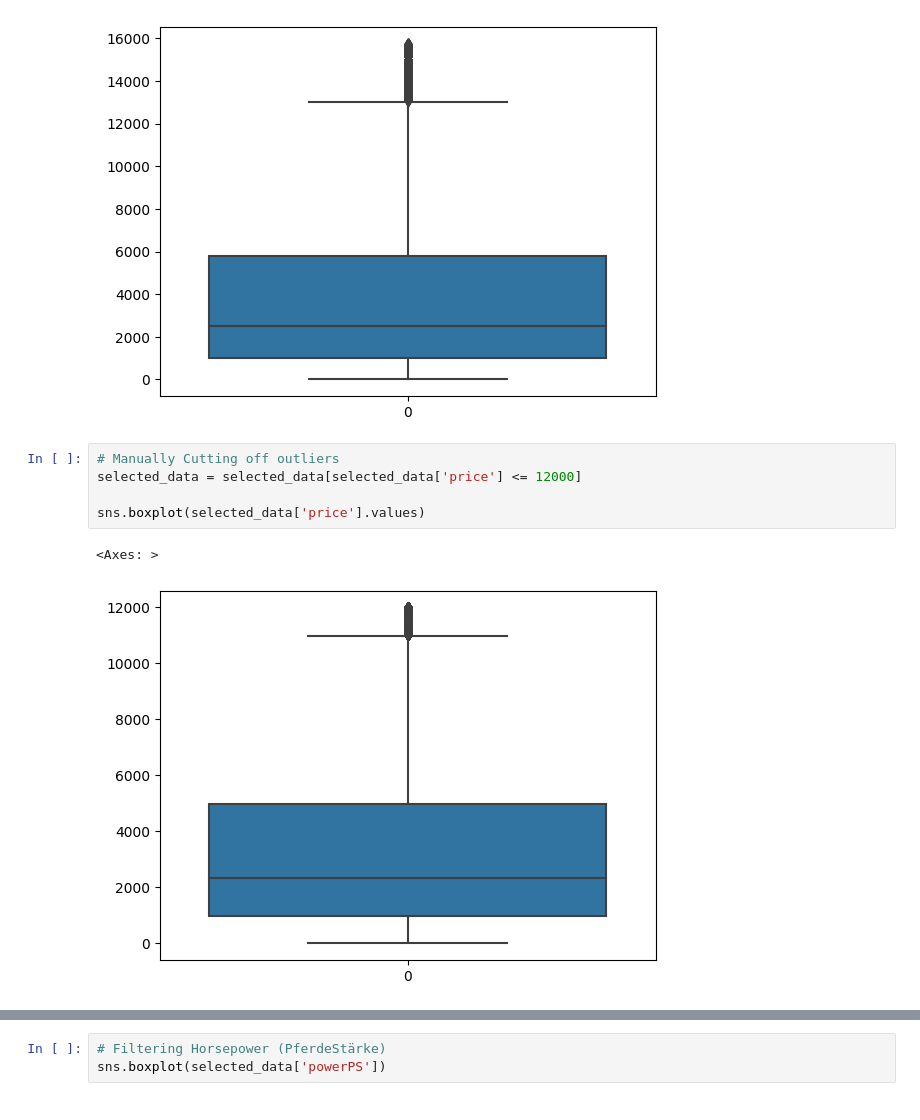
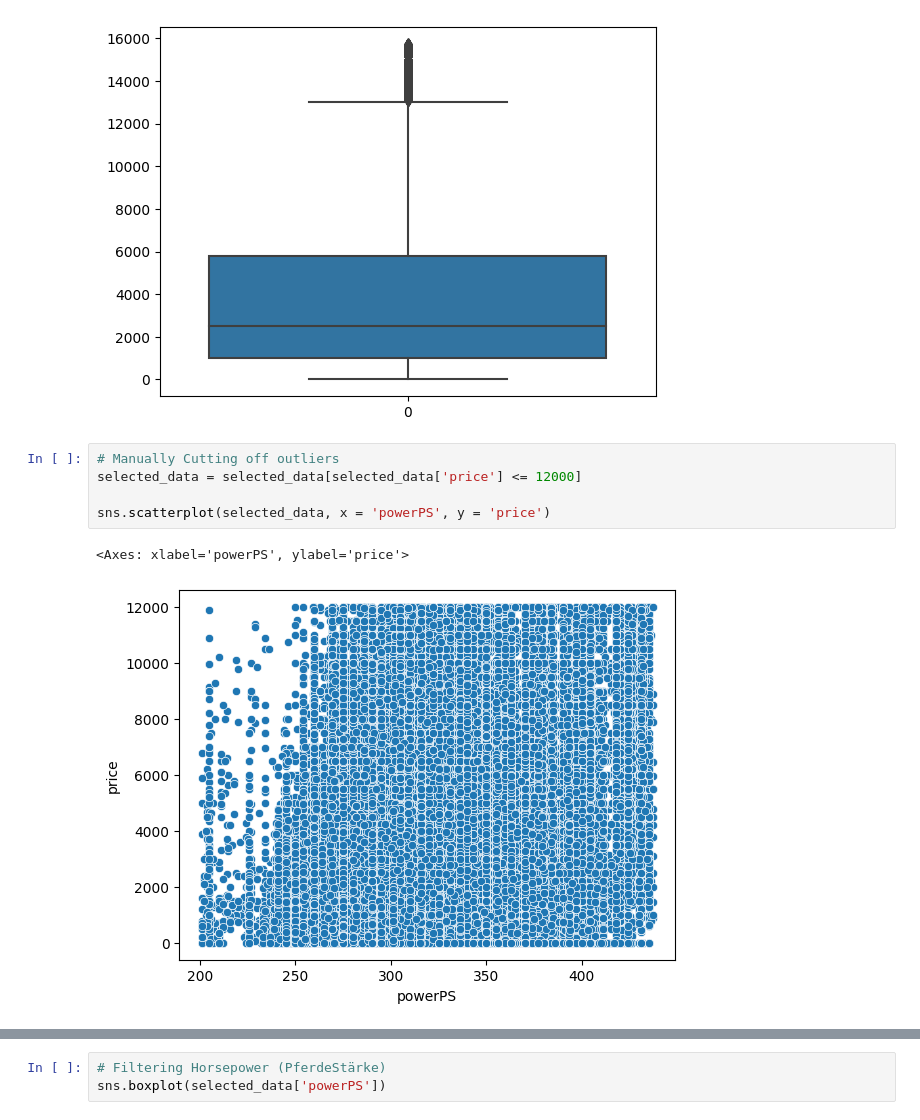
Before and after one commit to Supermjork/Much-Vroom, a Jupyter notebook: notebook/vroom.ipynb, the cells around one changed output, grey strips where cells are left out. Drawn from its saved outputs; the diff is of its cells as text.

Commit message:
BAD DATA

```diff
--- a/notebook/vroom.ipynb
+++ b/notebook/vroom.ipynb
@@ -414,8 +414,8 @@ memory usage: 43.9+ MB
 # %%
 # Manually Cutting off outliers
 selected_data = selected_data[selected_data['price'] <= 12000]
 
-sns.boxplot(selected_data['price'].values)
+sns.scatterplot(selected_data, x = 'powerPS', y = 'price')
 # %% [output]
-<Axes: >
+<Axes: xlabel='powerPS', ylabel='price'>
-[figure, old version]
+[figure, new version]
```
Also changed, not shown: parts of 8 cells of this notebook.
